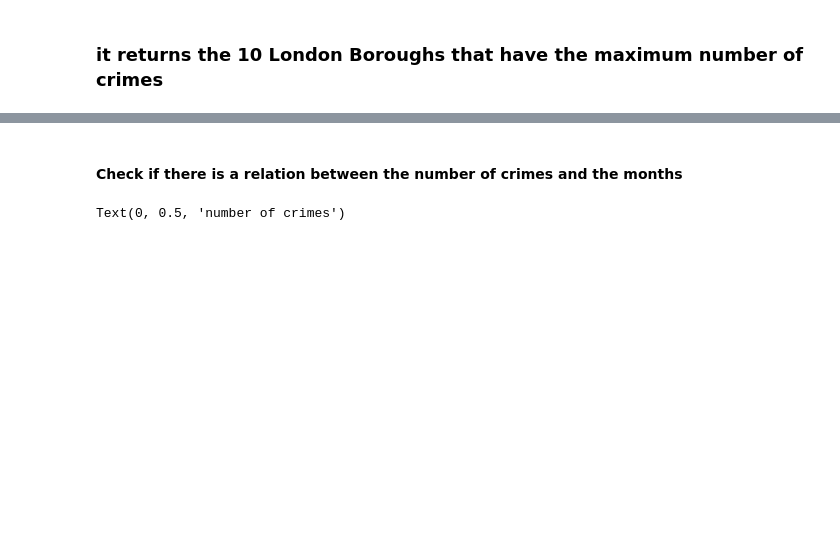
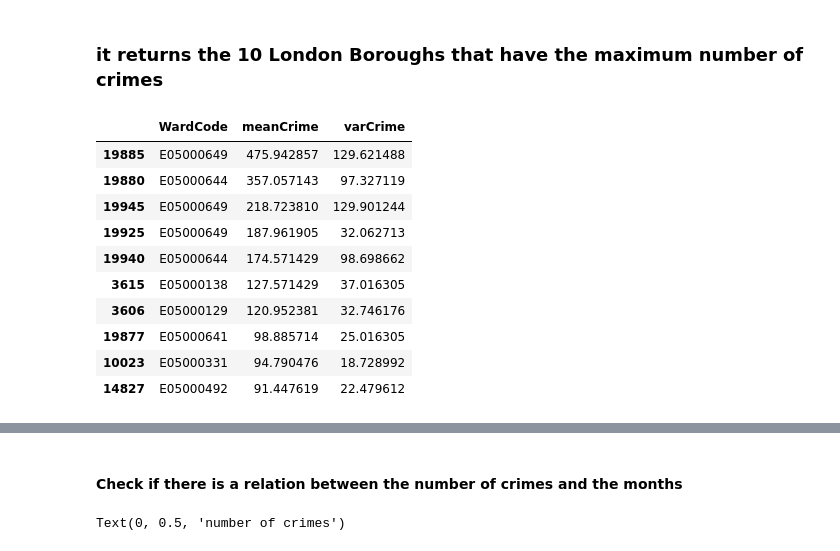
Before and after one commit to DavideLigari01/data-science-big-data-analytics, a Jupyter notebook: 21-03-2023/amalysis.ipynb, the cells around one changed output, grey strips where cells are left out. Cells and saved outputs as stored; diff of their text form; code cells hidden in the pictures; blank space fills up the shorter version.

```diff
--- a/21-03-2023/amalysis.ipynb
+++ b/21-03-2023/amalysis.ipynb
@@ -6,12 +6,26 @@ crime_dataset = pd.read_csv('MPS_Ward_Level_Crime_Historic_NewWard.csv')
 ### it returns the 10 London Boroughs that have the maximum number of crimes
 # %%
 complete_ds = pd.merge(census_dataset, crime_dataset)
+
 crime_time = crime_dataset.drop(
     ['WardName', 'MajorCategory', 'MinorCategory'], axis=1)
 crime_time.groupby('WardCode').sum()
 crime_time['meanCrime'] = crime_time.mean(axis=1)
 crime_time['varCrime'] = crime_time.std(axis=1)
 crime_time = crime_time[['WardCode', 'meanCrime', 'varCrime']]
 max_num_crime = crime_time.nlargest(10, ['meanCrime'])
+max_num_crime
+# %% [output]
+|  | WardCode | meanCrime | varCrime |
+| 19885 | E05000649 | 475.942857 | 129.621488 |
+| 19880 | E05000644 | 357.057143 | 97.327119 |
+| 19945 | E05000649 | 218.723810 | 129.901244 |
+| 19925 | E05000649 | 187.961905 | 32.062713 |
+| 19940 | E05000644 | 174.571429 | 98.698662 |
+| 3615 | E05000138 | 127.571429 | 37.016305 |
+| 3606 | E05000129 | 120.952381 | 32.746176 |
+| 19877 | E05000641 | 98.885714 | 25.016305 |
+| 10023 | E05000331 | 94.790476 | 18.728992 |
+| 14827 | E05000492 | 91.447619 | 22.479612 |
 # %%
 import matplotlib.pyplot as plt
```
Also changed, not shown: parts of 1 cell of this notebook, 3 other files.
